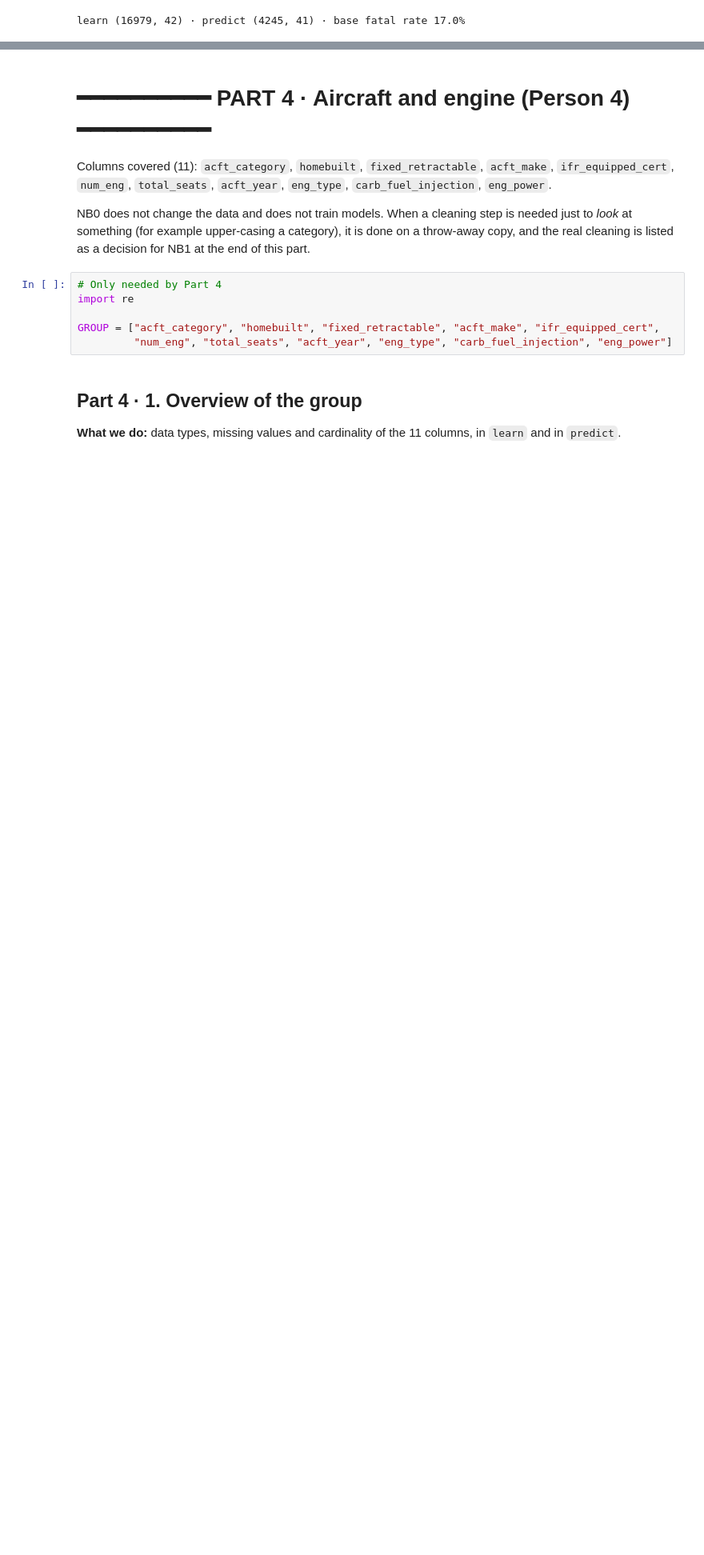
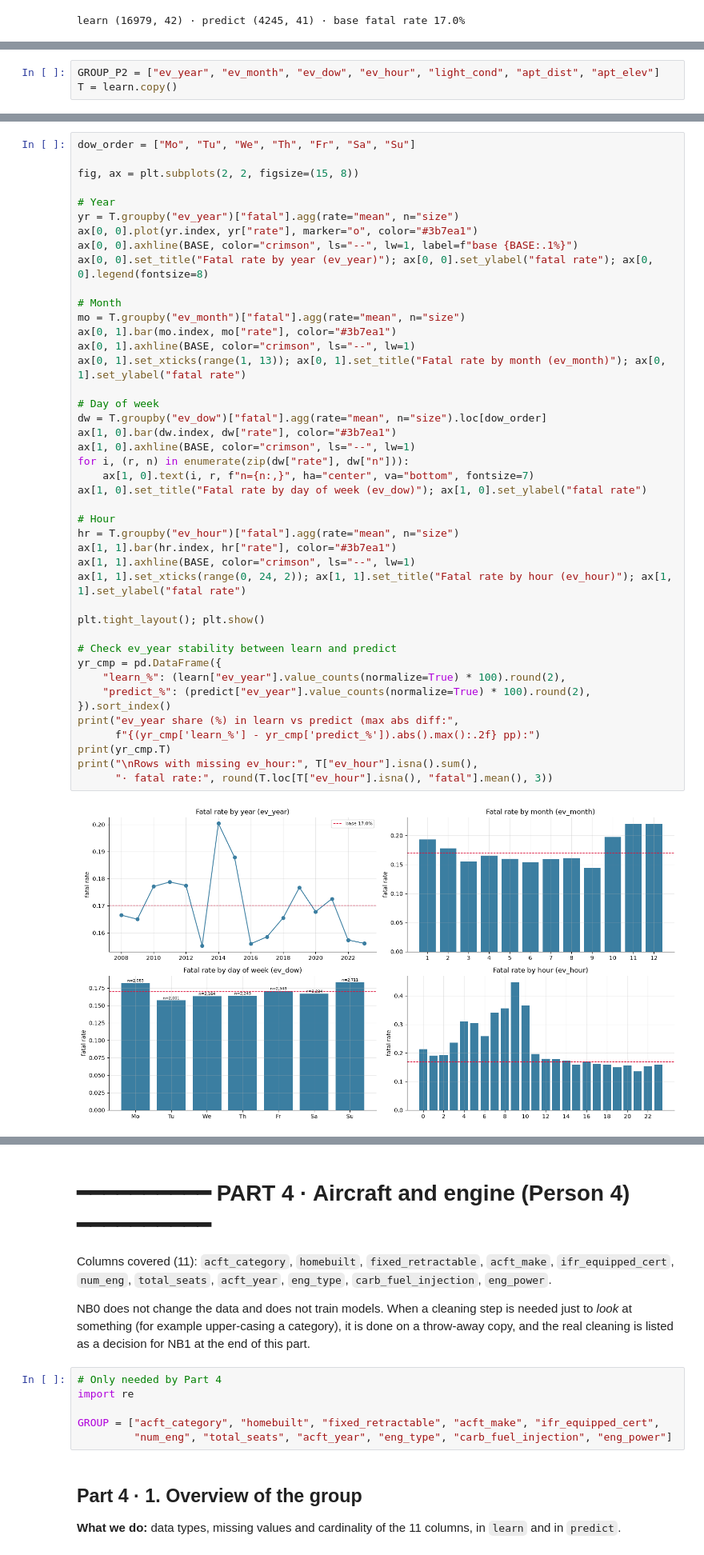
Before and after one commit to JoaoUmbels/MLBROSS, a Jupyter notebook: ML20_NB0_EDA.ipynb, the cells around one changed output, grey strips where cells are left out. Shown at 80% size. Saved outputs shown, nothing was run; the diff lists cells and outputs as text; blank space fills up the shorter version.

```diff
--- a/ML20_NB0_EDA.ipynb
+++ b/ML20_NB0_EDA.ipynb
@@ -53,0 +60,3 @@ learn (16979, 42) · predict (4245, 41) · base fatal rate 17.0%
+# %%
+GROUP_P2 = ["ev_year", "ev_month", "ev_dow", "ev_hour", "light_cond", "apt_dist", "apt_elev"]
+T = learn.copy()
@@ -53,0 +95,45 @@ learn (16979, 42) · predict (4245, 41) · base fatal rate 17.0%
+# %%
+dow_order = ["Mo", "Tu", "We", "Th", "Fr", "Sa", "Su"]
+
+fig, ax = plt.subplots(2, 2, figsize=(15, 8))
+
+# Year
+yr = T.groupby("ev_year")["fatal"].agg(rate="mean", n="size")
+ax[0, 0].plot(yr.index, yr["rate"], marker="o", color="#3b7ea1")
+ax[0, 0].axhline(BASE, color="crimson", ls="--", lw=1, label=f"base {BASE:.1%}")
+ax[0, 0].set_title("Fatal rate by year (ev_year)"); ax[0, 0].set_ylabel("fatal rate"); ax[0, 0].legend(fontsize=8)
+
+# Month
+mo = T.groupby("ev_month")["fatal"].agg(rate="mean", n="size")
+ax[0, 1].bar(mo.index, mo["rate"], color="#3b7ea1")
+ax[0, 1].axhline(BASE, color="crimson", ls="--", lw=1)
+ax[0, 1].set_xticks(range(1, 13)); ax[0, 1].set_title("Fatal rate by month (ev_month)"); ax[0, 1].set_ylabel("fatal rate")
+
+# Day of week
+dw = T.groupby("ev_dow")["fatal"].agg(rate="mean", n="size").loc[dow_order]
+ax[1, 0].bar(dw.index, dw["rate"], color="#3b7ea1")
+ax[1, 0].axhline(BASE, color="crimson", ls="--", lw=1)
+for i, (r, n) in enumerate(zip(dw["rate"], dw["n"])):
+    ax[1, 0].text(i, r, f"n={n:,}", ha="center", va="bottom", fontsize=7)
+ax[1, 0].set_title("Fatal rate by day of week (ev_dow)"); ax[1, 0].set_ylabel("fatal rate")
+
+# Hour
+hr = T.groupby("ev_hour")["fatal"].agg(rate="mean", n="size")
+ax[1, 1].bar(hr.index, hr["rate"], color="#3b7ea1")
+ax[1, 1].axhline(BASE, color="crimson", ls="--", lw=1)
+ax[1, 1].set_xticks(range(0, 24, 2)); ax[1, 1].set_title("Fatal rate by hour (ev_hour)"); ax[1, 1].set_ylabel("fatal rate")
+
+plt.tight_layout(); plt.show()
+
+# Check ev_year stability between learn and predict
+yr_cmp = pd.DataFrame({
+    "learn_%": (learn["ev_year"].value_counts(normalize=True) * 100).round(2),
+    "predict_%": (predict["ev_year"].value_counts(normalize=True) * 100).round(2),
+}).sort_index()
+print("ev_year share (%) in learn vs predict (max abs diff:",
+      f"{(yr_cmp['learn_%'] - yr_cmp['predict_%']).abs().max():.2f} pp):")
+print(yr_cmp.T)
+print("\nRows with missing ev_hour:", T["ev_hour"].isna().sum(),
+      "· fatal rate:", round(T.loc[T["ev_hour"].isna(), "fatal"].mean(), 3))
+# %% [output]
+[figure, added]
```
Also changed, not shown: parts of 19 cells of this notebook.
